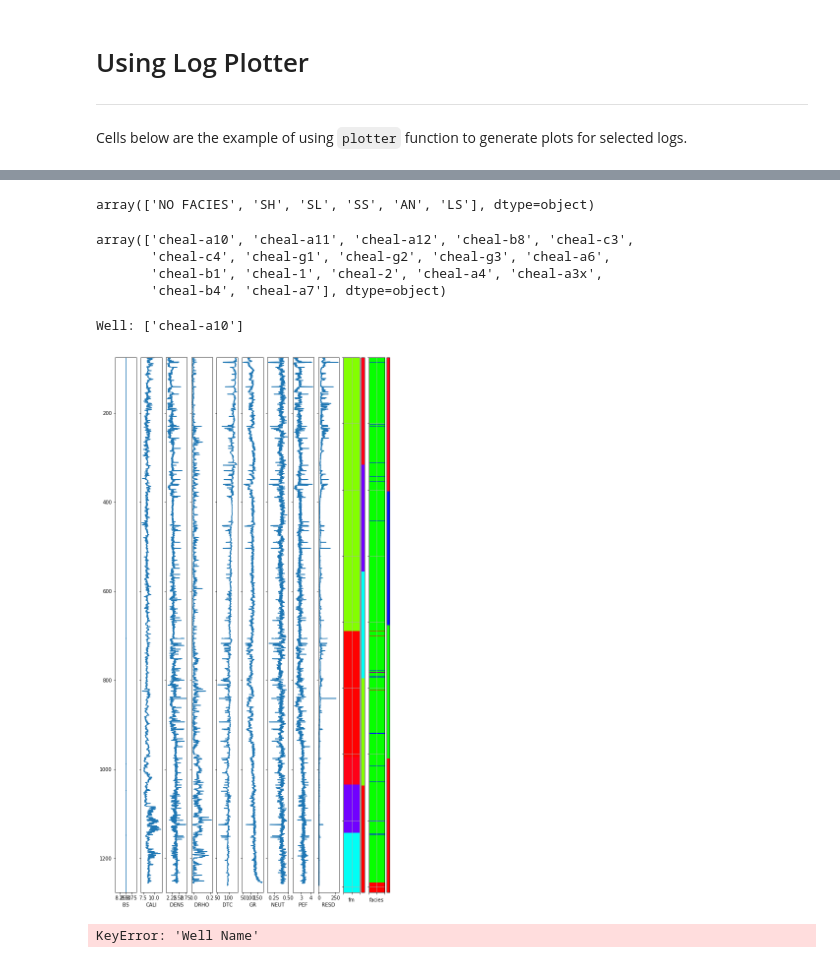
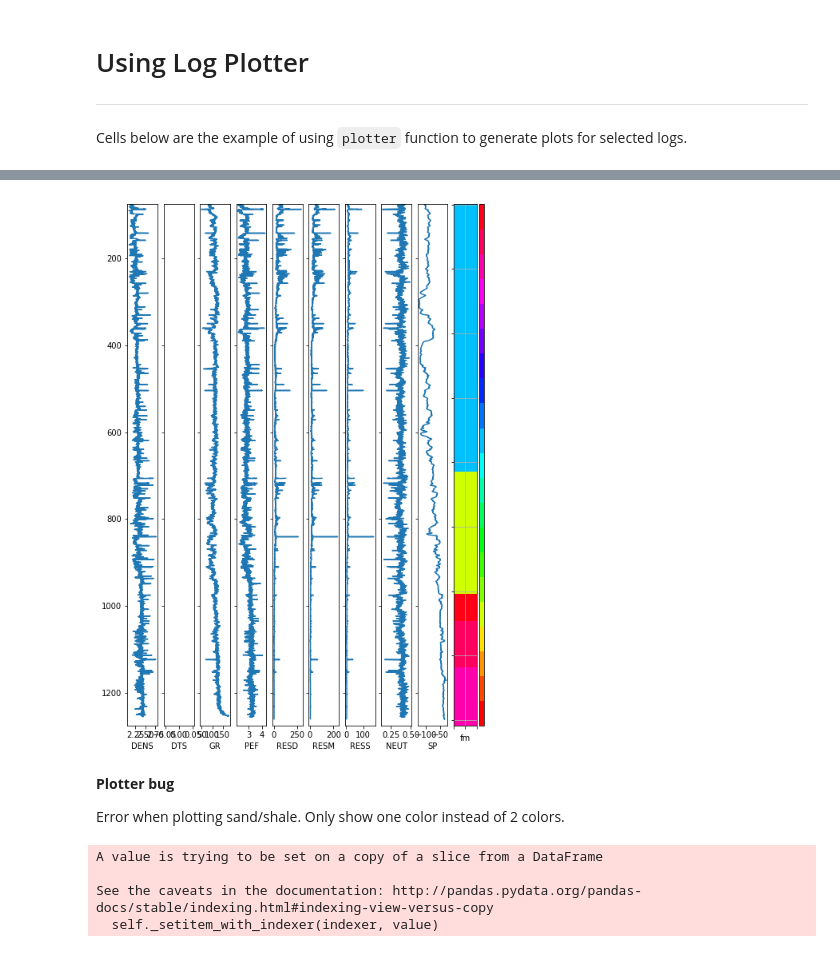
Before and after one commit to khursani8/well_top, a Jupyter notebook: scripts/Izzat_22_2_Log_Plotter.ipynb, the cells around one changed output, grey strips where cells are left out. Saved outputs shown, nothing was run; the diff lists cells and outputs as text; code cells hidden in the pictures.

Commit message:
Qc log plotter performance

```diff
--- a/scripts/Izzat_22_2_Log_Plotter.ipynb
+++ b/scripts/Izzat_22_2_Log_Plotter.ipynb
@@ -120,0 +117,3 @@ len(data)
+# %%
+well = data[data.well == 'cheal-a10']
+well.head()
@@ -123,16 +151,0 @@ len(data)
-# %%
-data = data[["DENS","DTS","GR","PEF","RESD","RESM","RESS","NEUT","SP"]]
-# test[test.tvdss>139].head()
-# %%
-data.facies.unique()
-# %% [output]
-array(['NO FACIES', 'SH', 'SL', 'SS', 'AN', 'LS'], dtype=object)
-# %%
-data["lith"] = data.GR.map(lambda x: "Shale" if x>=120 else "Sand" )
-# %%
-data['well'].unique()
-# %% [output]
-array(['cheal-a10', 'cheal-a11', 'cheal-a12', 'cheal-b8', 'cheal-c3',
-       'cheal-c4', 'cheal-g1', 'cheal-g2', 'cheal-g3', 'cheal-a6',
-       'cheal-b1', 'cheal-1', 'cheal-2', 'cheal-a4', 'cheal-a3x',
-       'cheal-b4', 'cheal-a7'], dtype=object)
@@ -143,20 +152,22 @@ wells = [data[data['well']==name] for name in data['well'].unique()]
-# %%
-for well in wells:
-  print('Well:', well['well'].unique())
-  plotter(
-    data = well,
-    depth_col = [1],
-    num_col = [2, 3, 4, 5, 6, 7, 8, 9, 10],
-    cat_col = [14, -1],
-    cat_classes = [well.iloc[:, 14].unique(), well.iloc[:, -1].unique()]
-  )
-  break
-# %% [output]
-Well: ['cheal-a10']
-[figure, removed]
-# %%
-check_recruitf9 = data[data['Well Name']=='Recruit F9']
-print('Formation:', check_recruitf9.Formation.unique())
-print('Facies:', check_recruitf9.Facies.unique())
-# %% [output]
-KeyError: 'Well Name'
+# %%
+plotter(
+    data=well,
+    depth_col=[0],
+    num_col=[3, 15, 6, 8, 9, 10, 11, 7, 12],
+    cat_col=[13],
+    cat_classes=[data.fm.unique().tolist()]
+)
+# %% [output]
+[figure, added]
+# %% [markdown]
+**Plotter bug**
+
+Error when plotting sand/shale. Only show one color instead of 2 colors.
+# %%
+well['halfcolor'] = 'top'
+well['halfcolor'].iloc[4042:] = 'bottom'
+# %% [output]
+A value is trying to be set on a copy of a slice from a DataFrame
+
+See the caveats in the documentation: http://pandas.pydata.org/pandas-docs/stable/indexing.html#indexing-view-versus-copy
+  self._setitem_with_indexer(indexer, value)
```
Also changed, not shown: parts of 13 cells of this notebook.
